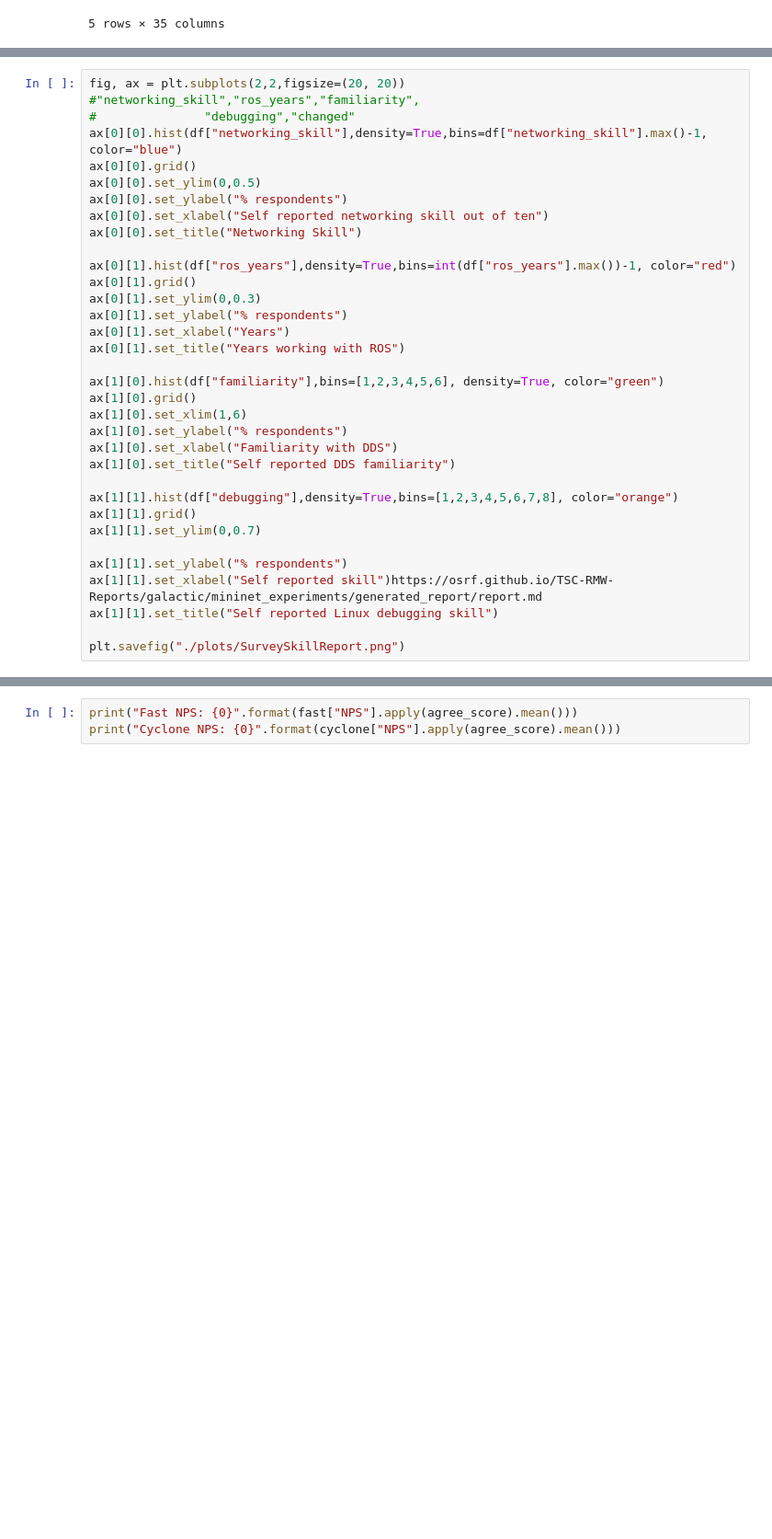
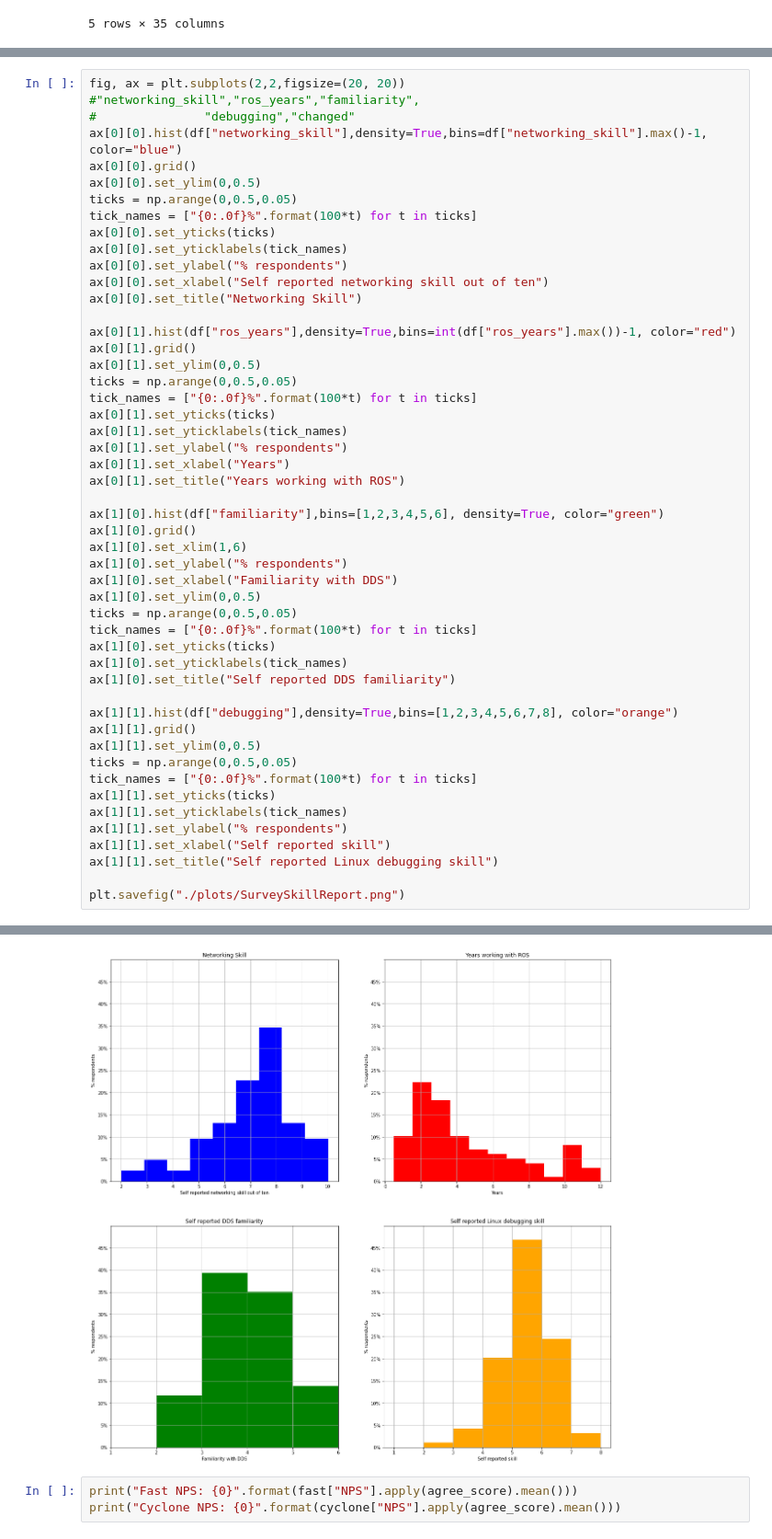
Before and after one commit to osrf/TSC-RMW-Reports, a Jupyter notebook: galactic/SurveyPlots.ipynb, the cells around one changed output, grey strips where cells are left out. Shown at 92% size. Drawn from its saved outputs; the diff is of its cells as text; blank space fills up the shorter version.

```diff
--- a/galactic/SurveyPlots.ipynb
+++ b/galactic/SurveyPlots.ipynb
@@ -108,13 +108,21 @@ fig, ax = plt.subplots(2,2,figsize=(20, 20))
 ax[0][0].hist(df["networking_skill"],density=True,bins=df["networking_skill"].max()-1, color="blue")
 ax[0][0].grid()
 ax[0][0].set_ylim(0,0.5)
+ticks = np.arange(0,0.5,0.05)
+tick_names = ["{0:.0f}%".format(100*t) for t in ticks]
+ax[0][0].set_yticks(ticks)
+ax[0][0].set_yticklabels(tick_names)
 ax[0][0].set_ylabel("% respondents")
 ax[0][0].set_xlabel("Self reported networking skill out of ten")
 ax[0][0].set_title("Networking Skill")
 
 ax[0][1].hist(df["ros_years"],density=True,bins=int(df["ros_years"].max())-1, color="red")
 ax[0][1].grid()
-ax[0][1].set_ylim(0,0.3)
+ax[0][1].set_ylim(0,0.5)
+ticks = np.arange(0,0.5,0.05)
+tick_names = ["{0:.0f}%".format(100*t) for t in ticks]
+ax[0][1].set_yticks(ticks)
+ax[0][1].set_yticklabels(tick_names)
 ax[0][1].set_ylabel("% respondents")
 ax[0][1].set_xlabel("Years")
 ax[0][1].set_title("Years working with ROS")
@@ -124,14 +132,22 @@ ax[1][0].grid()
 ax[1][0].set_xlim(1,6)
 ax[1][0].set_ylabel("% respondents")
 ax[1][0].set_xlabel("Familiarity with DDS")
+ax[1][0].set_ylim(0,0.5)
+ticks = np.arange(0,0.5,0.05)
+tick_names = ["{0:.0f}%".format(100*t) for t in ticks]
+ax[1][0].set_yticks(ticks)
+ax[1][0].set_yticklabels(tick_names)
 ax[1][0].set_title("Self reported DDS familiarity")
 
 ax[1][1].hist(df["debugging"],density=True,bins=[1,2,3,4,5,6,7,8], color="orange")
 ax[1][1].grid()
-ax[1][1].set_ylim(0,0.7)
-
+ax[1][1].set_ylim(0,0.5)
+ticks = np.arange(0,0.5,0.05)
+tick_names = ["{0:.0f}%".format(100*t) for t in ticks]
+ax[1][1].set_yticks(ticks)
+ax[1][1].set_yticklabels(tick_names)
 ax[1][1].set_ylabel("% respondents")
-ax[1][1].set_xlabel("Self reported skill")https://osrf.github.io/TSC-RMW-Reports/galactic/mininet_experiments/generated_report/report.md
+ax[1][1].set_xlabel("Self reported skill")
 ax[1][1].set_title("Self reported Linux debugging skill")
 
 plt.savefig("./plots/SurveySkillReport.png")
@@ -140,3 +155,4 @@ SyntaxError: invalid syntax (<ipython-input-6-a444593b94ab>, line 30)
+[figure, added]
 # %%
 print("Fast NPS: {0}".format(fast["NPS"].apply(agree_score).mean()))
 print("Cyclone NPS: {0}".format(cyclone["NPS"].apply(agree_score).mean()))
```
Also changed, not shown: parts of 1 cell of this notebook, 1 other file.
